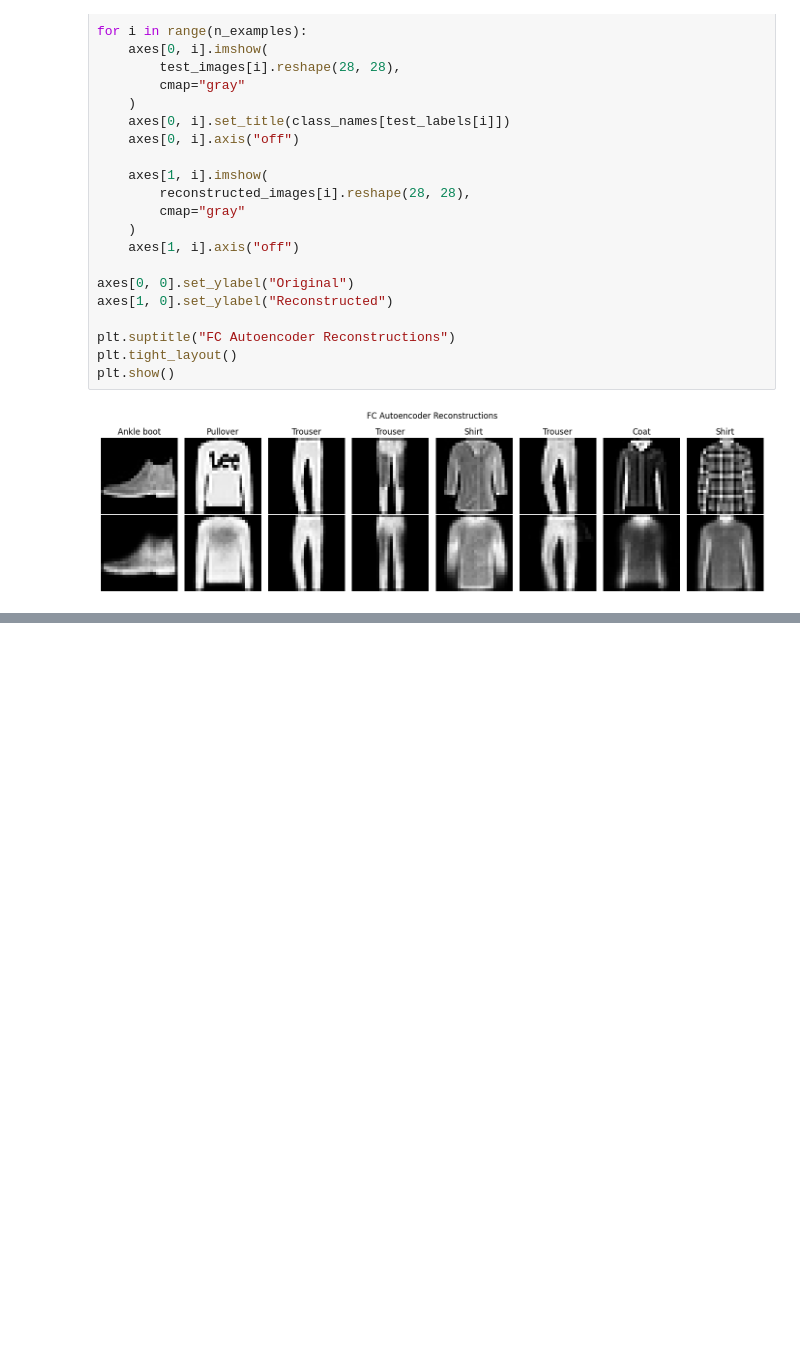
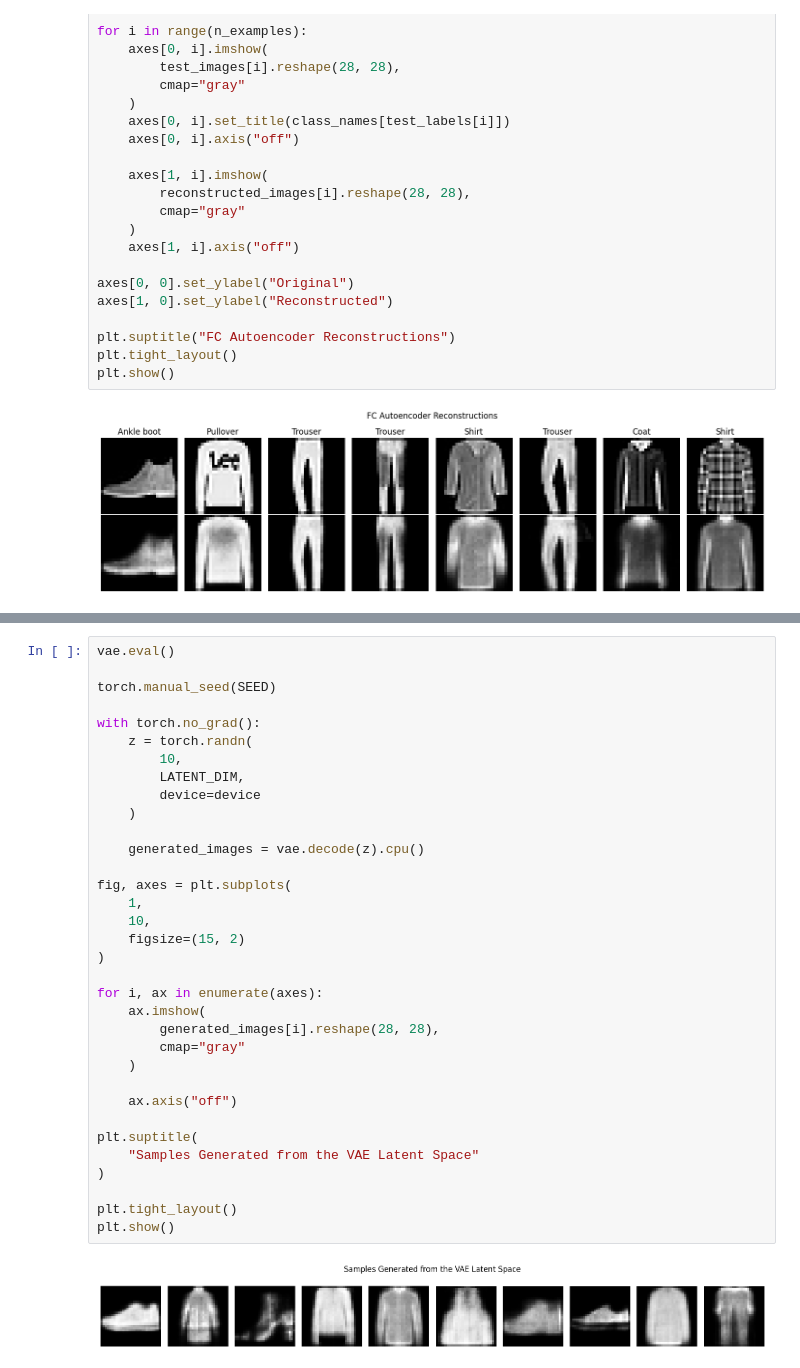
Before and after one commit to DrashtiShah23/data266-2046, a Jupyter notebook: hw7/HW7.ipynb, the cells around one changed output, grey strips where cells are left out. Saved outputs shown, nothing was run; the diff lists cells and outputs as text; blank space fills up the shorter version.

```diff
--- a/hw7/HW7.ipynb
+++ b/hw7/HW7.ipynb
@@ -536,0 +964,36 @@ plt.show()
+# %%
+vae.eval()
+
+torch.manual_seed(SEED)
+
+with torch.no_grad():
+    z = torch.randn(
+        10,
+        LATENT_DIM,
+        device=device
+    )
+
+    generated_images = vae.decode(z).cpu()
+
+fig, axes = plt.subplots(
+    1,
+    10,
+    figsize=(15, 2)
+)
+
+for i, ax in enumerate(axes):
+    ax.imshow(
+        generated_images[i].reshape(28, 28),
+        cmap="gray"
+    )
+
+    ax.axis("off")
+
+plt.suptitle(
+    "Samples Generated from the VAE Latent Space"
+)
+
+plt.tight_layout()
+plt.show()
+# %% [output]
+[figure, added]
```
Also changed, not shown: parts of 12 cells of this notebook.
